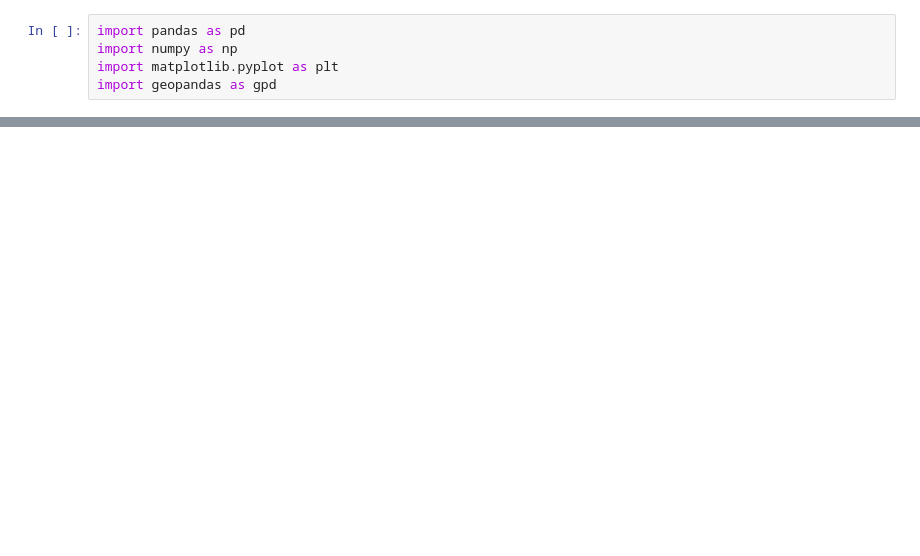
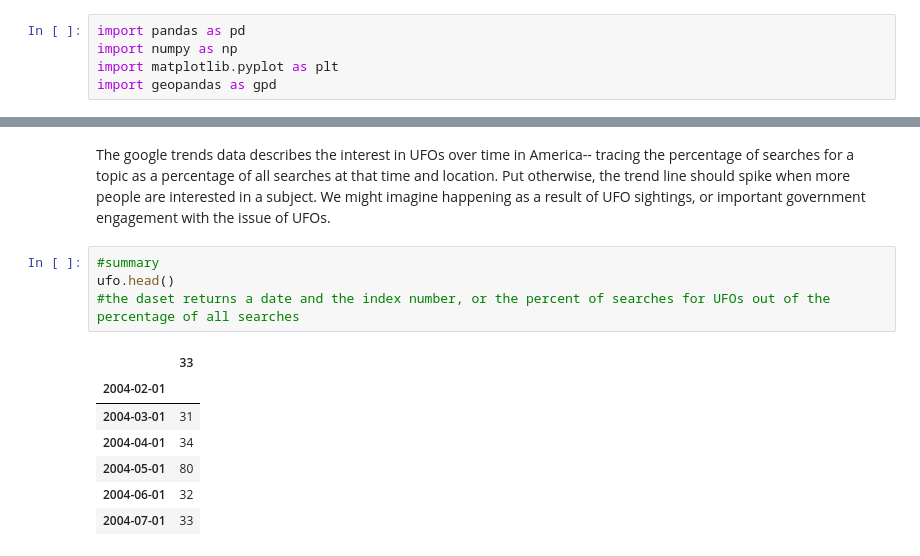
Before and after one commit to glynnboltman/comm3180_S26_Blog, a Jupyter notebook: posts/008_DOW6/trends_blog.ipynb, the cells around one changed output, grey strips where cells are left out. Cells and saved outputs as stored; diff of their text form; blank space fills up the shorter version.

```diff
--- a/posts/008_DOW6/trends_blog.ipynb
+++ b/posts/008_DOW6/trends_blog.ipynb
@@ -226,0 +32,14 @@ Still, as a first pass, the pattern is suggestive enough to be worth investigati
+# %% [markdown]
+The google trends data describes the interest in UFOs over time in America-- tracing the percentage of searches for a topic as a percentage of all searches at that time and location. Put otherwise, the trend line should spike when more people are interested in a subject. We might imagine happening as a result of UFO sightings, or important government engagement with the issue of UFOs.
+# %%
+#summary
+ufo.head()
+#the daset returns a date and the index number, or the percent of searches for UFOs out of the percentage of all searches
+# %% [output]
+|  | 33 |
+| 2004-02-01 |  |
+| 2004-03-01 | 31 |
+| 2004-04-01 | 34 |
+| 2004-05-01 | 80 |
+| 2004-06-01 | 32 |
+| 2004-07-01 | 33 |
```
Also changed, not shown: parts of 30 cells of this notebook, 3 other files.
